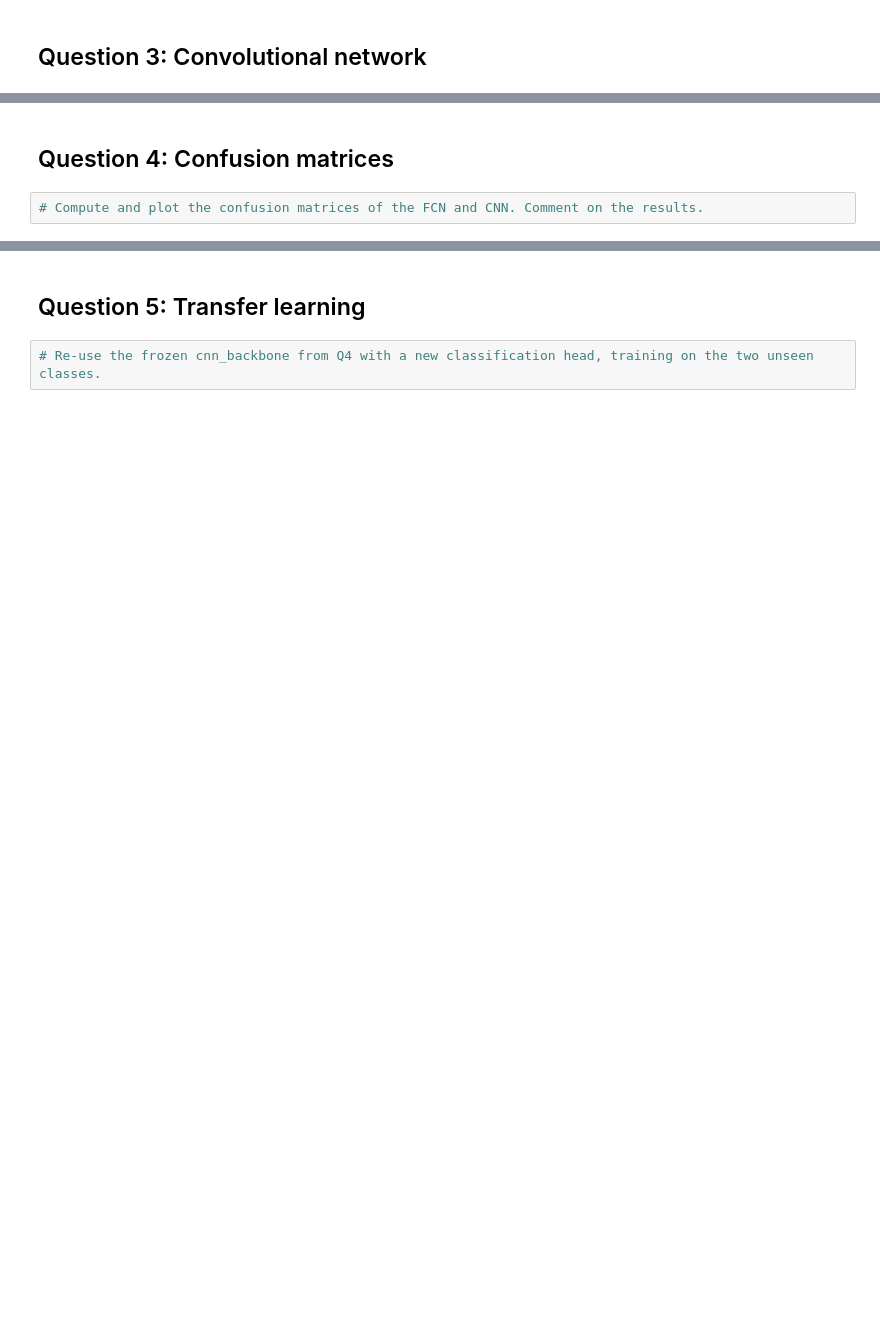
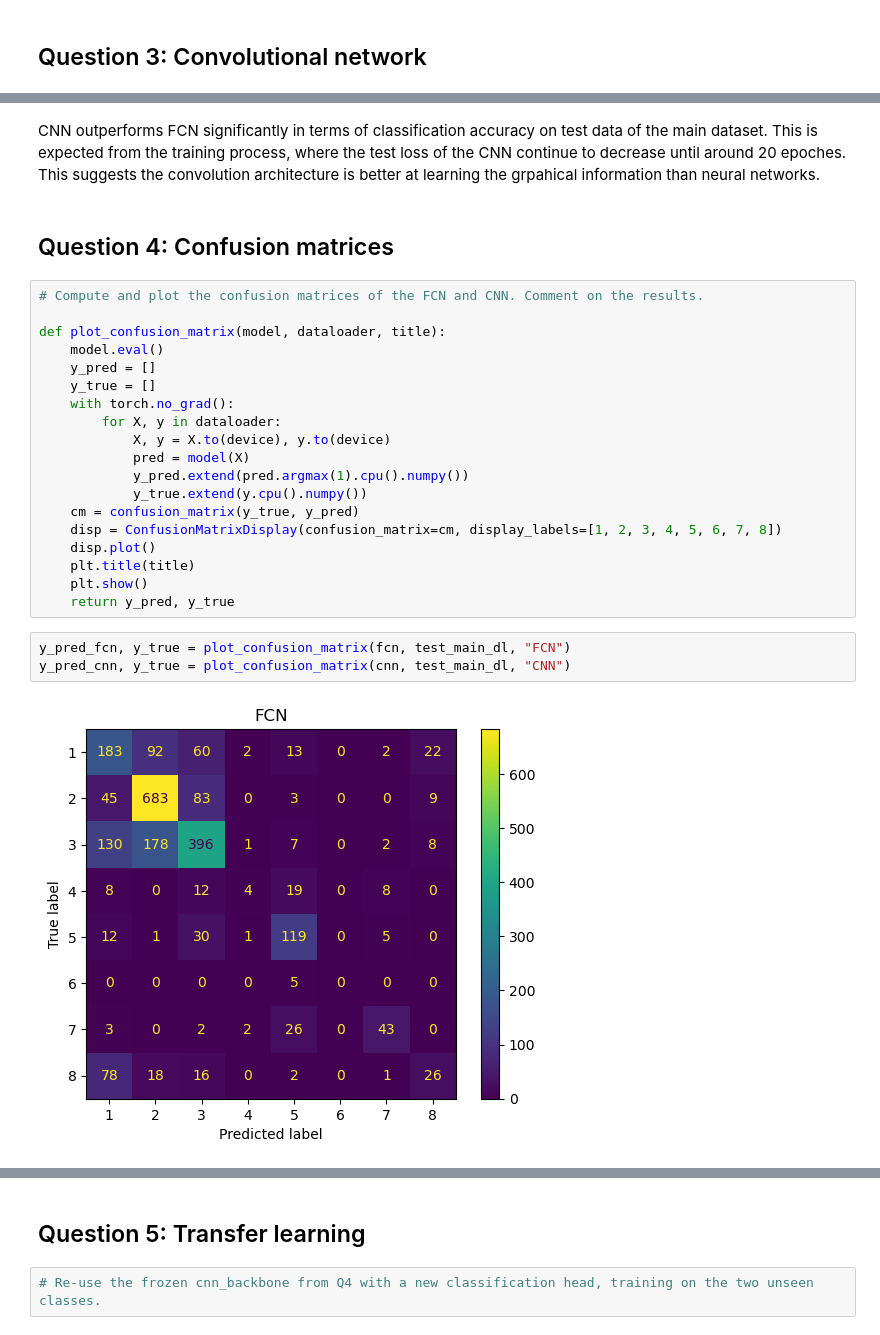
Before and after one commit to LyKex/ml_phy, a Jupyter notebook: hw3/hw3_galaxies10_SDSS_skeleton.ipynb, the cells around one changed output, grey strips where cells are left out. Saved outputs shown, nothing was run; the diff lists cells and outputs as text; blank space fills up the shorter version.

```diff
--- a/hw3/hw3_galaxies10_SDSS_skeleton.ipynb
+++ b/hw3/hw3_galaxies10_SDSS_skeleton.ipynb
@@ -122,4 +399,28 @@ torch.Size([1000, 3, 69, 69])
+# %% [markdown]
+CNN outperforms FCN significantly in terms of classification accuracy on test data of the main dataset. This is expected from the training process, where the test loss of the CNN continue to decrease until around 20 epoches. This suggests the convolution architecture is better at learning the grpahical information than neural networks.
 # %% [markdown]
 ## Question 4: Confusion matrices
-# %%
-# Compute and plot the confusion matrices of the FCN and CNN. Comment on the results.
+# %%
+# Compute and plot the confusion matrices of the FCN and CNN. Comment on the results.
+
+def plot_confusion_matrix(model, dataloader, title):
+    model.eval()
+    y_pred = []
+    y_true = []
+    with torch.no_grad():
+        for X, y in dataloader:
+            X, y = X.to(device), y.to(device)
+            pred = model(X)
+            y_pred.extend(pred.argmax(1).cpu().numpy())
+            y_true.extend(y.cpu().numpy())
+    cm = confusion_matrix(y_true, y_pred)
+    disp = ConfusionMatrixDisplay(confusion_matrix=cm, display_labels=[1, 2, 3, 4, 5, 6, 7, 8])
+    disp.plot()
+    plt.title(title)
+    plt.show()
+    return y_pred, y_true
+# %%
+y_pred_fcn, y_true = plot_confusion_matrix(fcn, test_main_dl, "FCN")
+y_pred_cnn, y_true = plot_confusion_matrix(cnn, test_main_dl, "CNN")
+# %% [output]
+[figure, added]
```
Also changed, not shown: parts of 22 cells of this notebook.
